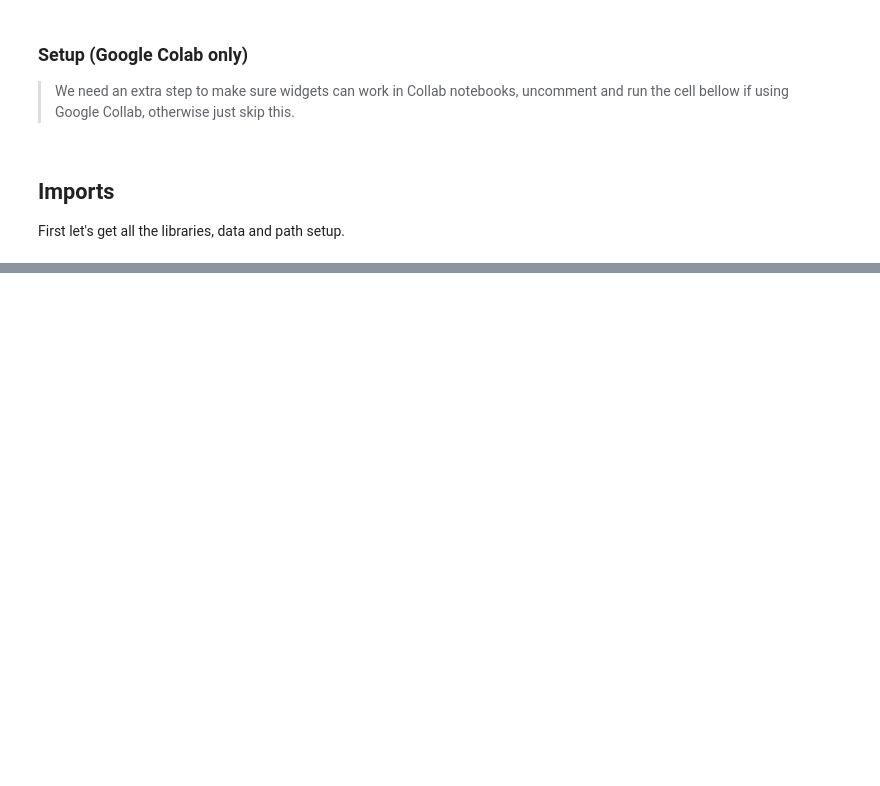
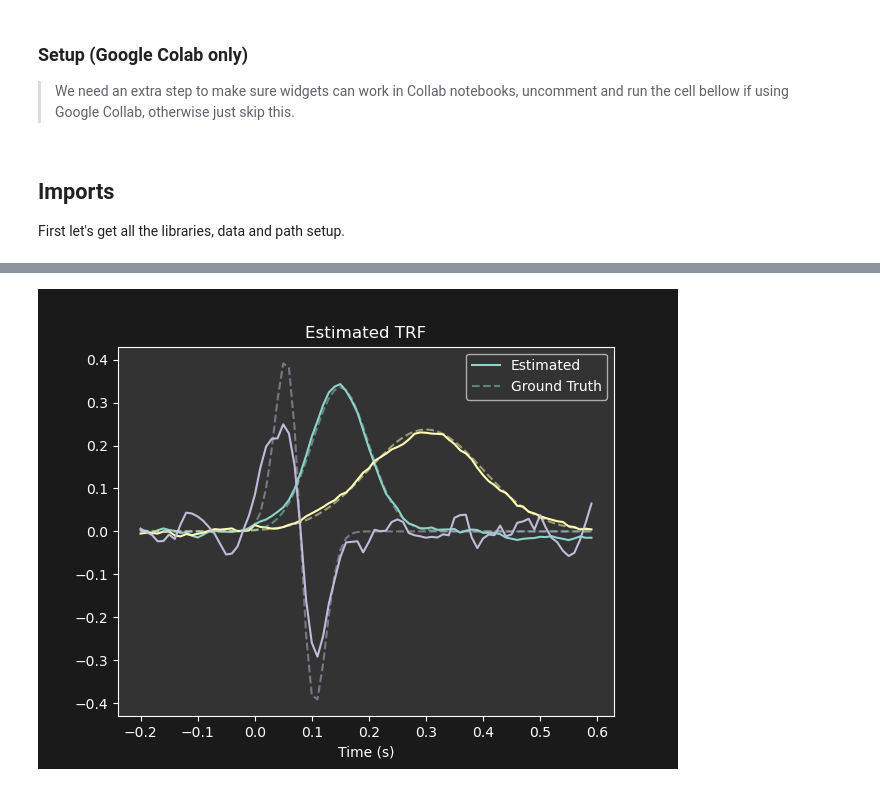
Before and after one commit to CNSP-Workshop/CNSP25_tutorial_HWeissbart, a Jupyter notebook: notebooks/part_1.ipynb, the cells around one changed output, grey strips where cells are left out. Saved outputs shown, nothing was run; the diff lists cells and outputs as text; code cells hidden in the pictures; blank space fills up the shorter version.

```diff
--- a/notebooks/part_1.ipynb
+++ b/notebooks/part_1.ipynb
@@ -209,0 +193,24 @@ interactive(children=(Dropdown(description='Stimulus Type:', options=('Smooth',
+# %%
+# First we create the multi-dimensional feature vector
+x = np.c_[impulses, valued_impulses, smoothed_signal]
+# Then we create the lagged version of it: X
+lags = lag_span(-0.2, 0.6, srate=100) + 1 # shifted because of how lag_span uses `np.ceil`
+X = lag_matrix(x, lags)
+
+# Now we can estimate the TRF using simple linear regression
+alpha = 1.0
+proj = np.linalg.inv(X.T @ X + alpha * np.eye(X.shape[1])) @ X.T
+beta = proj @ resp
+beta = beta.reshape(len(lags), x.shape[1], order='F')
+plt.close('TRF')
+plt.figure('TRF')
+lines = plt.plot(tker, beta)
+gt_lines = plt.plot(tker, np.c_[ker1, ker2, ker3], linestyle='--', alpha=0.5)
+for l, g in zip(lines, gt_lines):
+    g.set_color(l.get_color()) # match colors
+# Legend for - and --, but with dummy lines:
+plt.legend([lines[0], gt_lines[0]], ['Estimated', 'Ground Truth'])
+plt.title('Estimated TRF')
+plt.xlabel('Time (s)');
+# %% [output]
+[figure, added]
```
Also changed, not shown: parts of 23 cells of this notebook.
